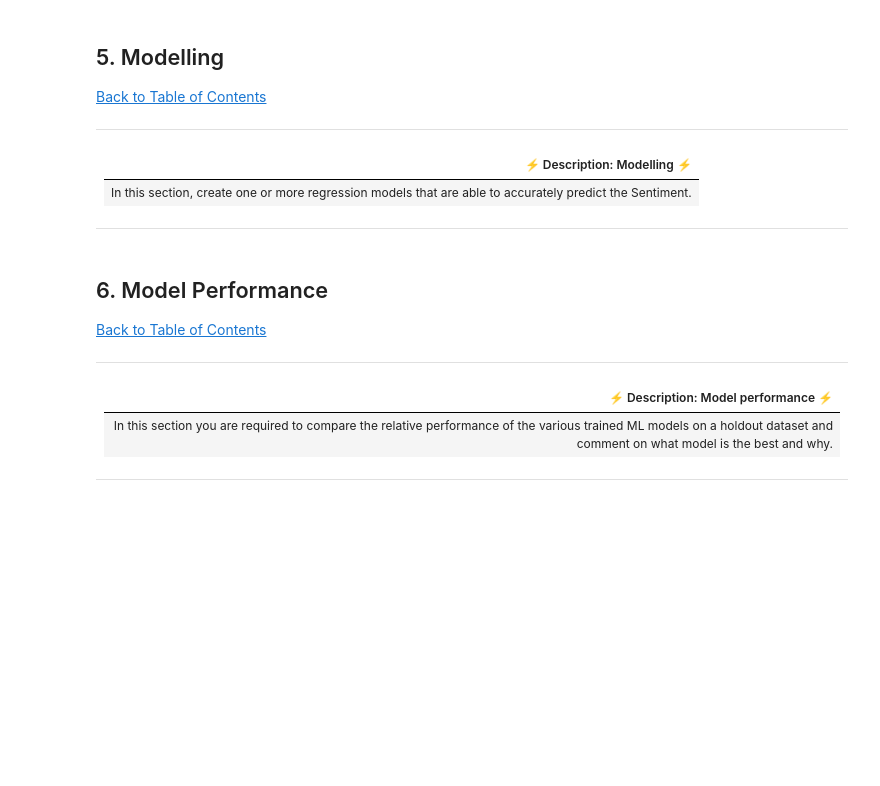
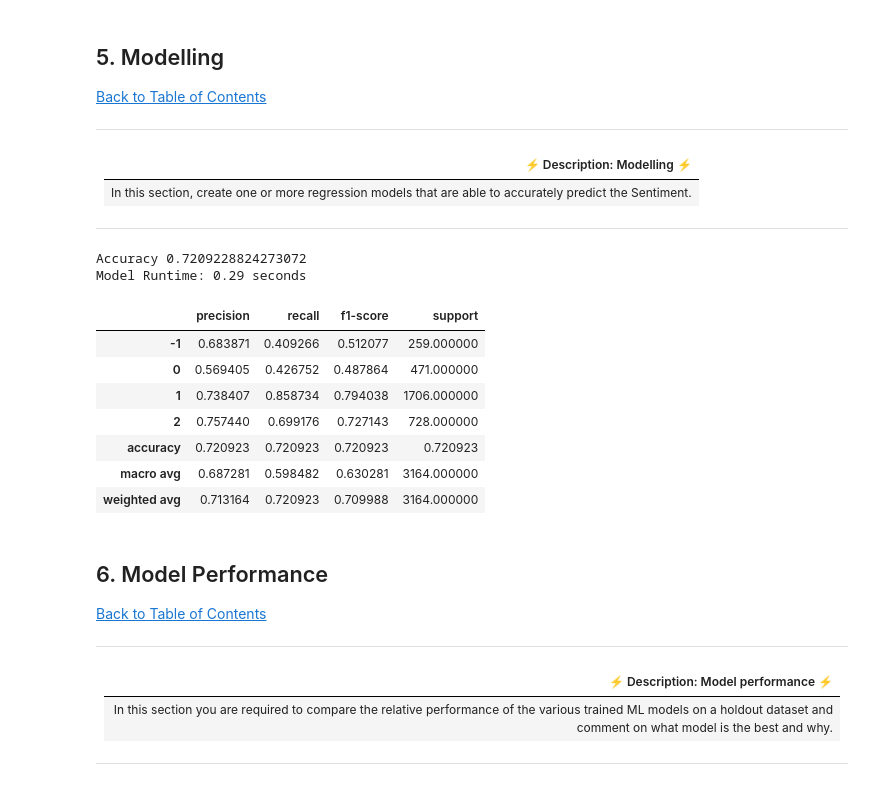
Before and after one commit to TEAMCBB3Classificationpredict/predict-notebook, a Jupyter notebook: EDSA CLIMATE NOTEBOOK.ipynb, the cells around one changed output. Drawn from its saved outputs; the diff is of its cells as text; code cells hidden in the pictures; blank space fills up the shorter version.

```diff
--- a/EDSA CLIMATE NOTEBOOK.ipynb
+++ b/EDSA CLIMATE NOTEBOOK.ipynb
@@ -937,3 +937,35 @@ df_test['pos_tags'] = df_test['stopwords_removed'].apply(nltk.tag.pos_tag)
 | In this section, create one or more regression models that are able to accurately predict the Sentiment. |
 
 ---
+# %%
+# Seperate features and tagret variables
+y = df['sentiment']
+X = df['message']
+# %%
+vectorizer = TfidfVectorizer(ngram_range=(1,2), min_df=2, stop_words="english")
+X_vectorized = vectorizer.fit_transform(X)
+# %%
+# Split the train data to create validation dataset
+X_train,X_val,y_train,y_val = train_test_split(X_vectorized,y,test_size=0.20,shuffle=True, stratify=y, random_state=42)
+# %%
+modelstart = time.time()
+logreg = LogisticRegression(C=1000, multi_class='ovr', solver='saga', random_state=42, max_iter=10)
+logreg.fit(X_train, y_train)
+y_pred = logreg.predict(X_val)
+logreg_f1 = round(f1_score(y_val, y_pred, average='weighted'),2)
+print('Accuracy %s' % accuracy_score(y_pred, y_val))
+print("Model Runtime: %0.2f seconds"%((time.time() - modelstart)))
+report = classification_report(y_val, y_pred, output_dict=True)
+results = pd.DataFrame(report).transpose()
+results
+# %% [output]
+Accuracy 0.7209228824273072
+Model Runtime: 0.29 seconds
+|  | precision | recall | f1-score | support |
+| -1 | 0.683871 | 0.409266 | 0.512077 | 259.000000 |
+| 0 | 0.569405 | 0.426752 | 0.487864 | 471.000000 |
+| 1 | 0.738407 | 0.858734 | 0.794038 | 1706.000000 |
+| 2 | 0.757440 | 0.699176 | 0.727143 | 728.000000 |
+| accuracy | 0.720923 | 0.720923 | 0.720923 | 0.720923 |
+| macro avg | 0.687281 | 0.598482 | 0.630281 | 3164.000000 |
+| weighted avg | 0.713164 | 0.720923 | 0.709988 | 3164.000000 |
```
Also changed, not shown: parts of 2 cells of this notebook.
